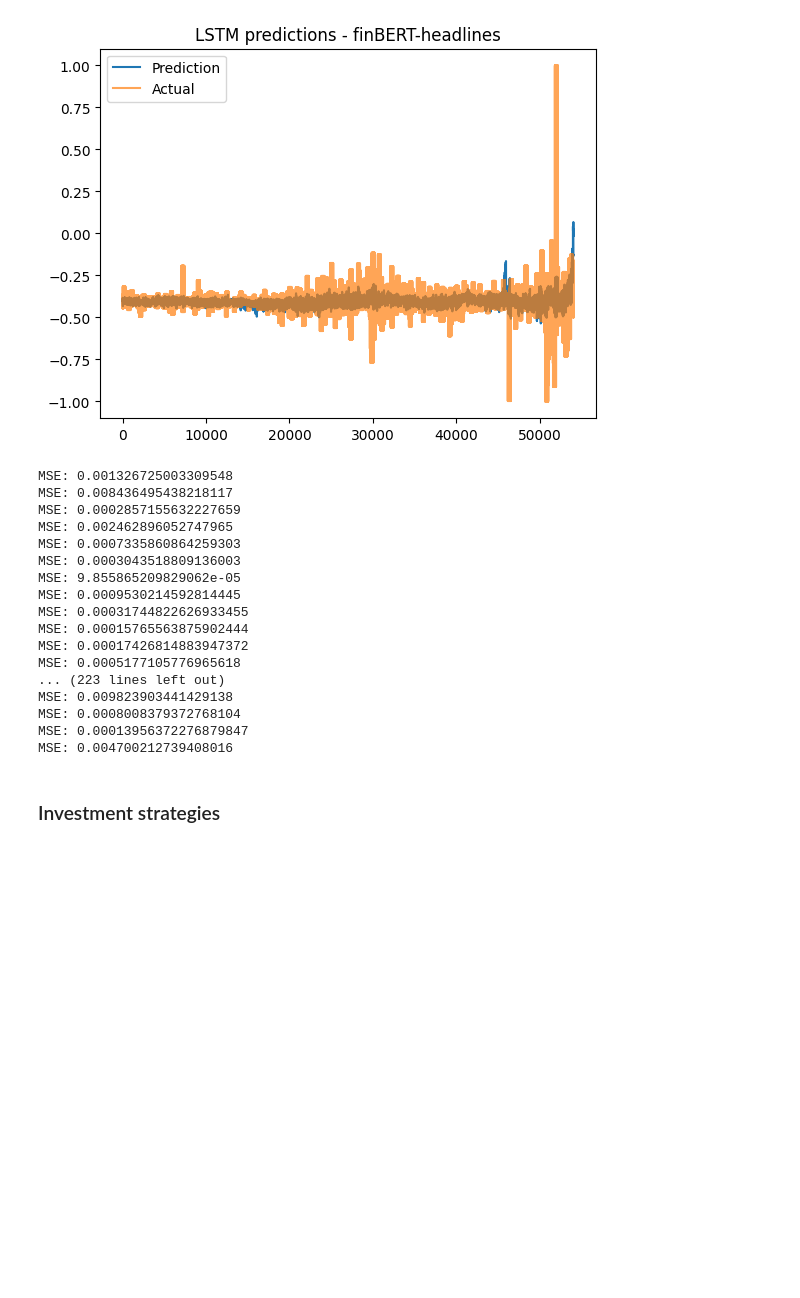
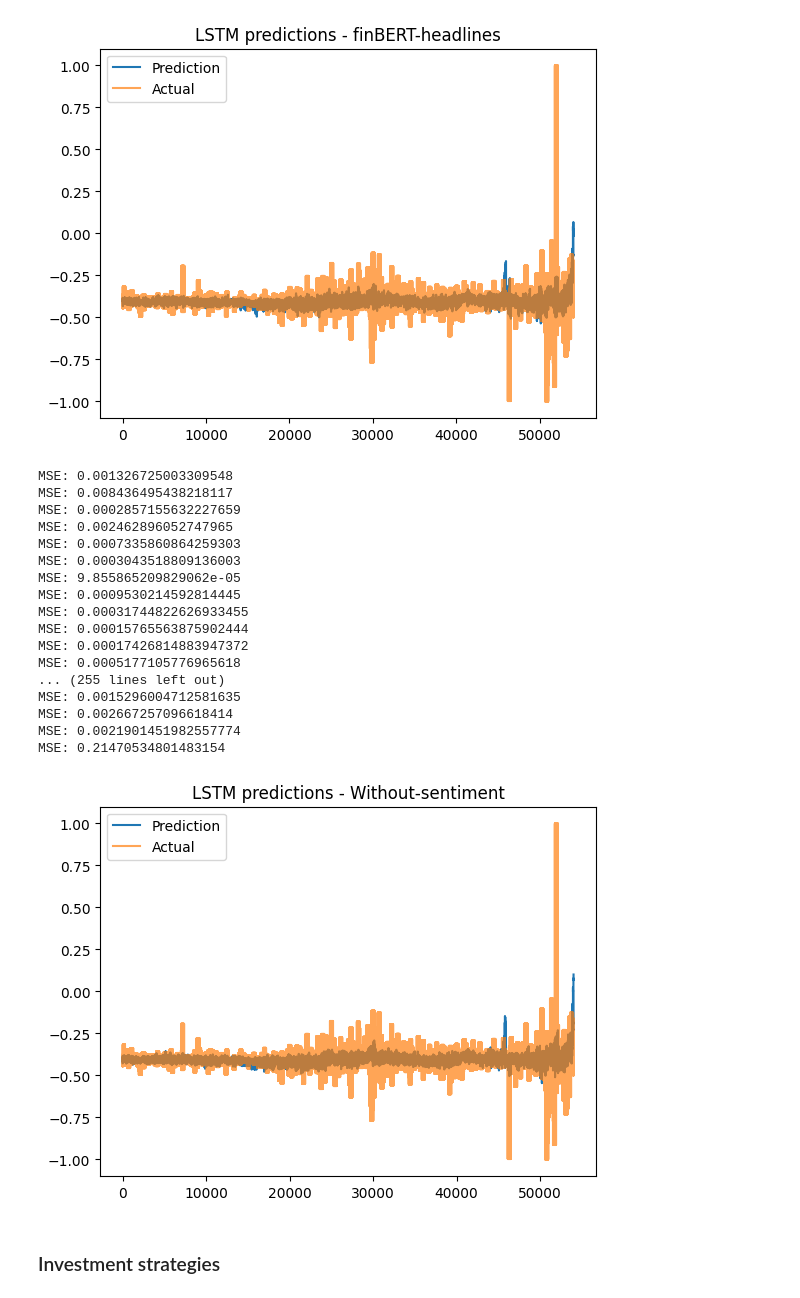
Before and after one commit to gregiberri/llm_financial_sentiment_analysis, a Jupyter notebook: notebooks/7_stock_prediction.ipynb, the cells around one changed output. Saved outputs shown, nothing was run; the diff lists cells and outputs as text; code cells hidden in the pictures; blank space fills up the shorter version.

```diff
--- a/notebooks/7_stock_prediction.ipynb
+++ b/notebooks/7_stock_prediction.ipynb
@@ -713,41 +713,42 @@ MSE: 0.02385764755308628
 # %%
 DAT_NAME = 'Without-sentiment'
 
 # Training LSTM
-X_scaled_fb, y_scaled_fb = input_processing()
-actual_fb, pred_test_fb = walk_forward_validation(X_scaled_fb, seq_length,
+X_scaled_n, y_scaled_n = input_processing()
+actual_n, pred_test_n = walk_forward_validation(X_scaled_n, seq_length,
         # model,  optimizer ##
         criterion, epochs, purge=5, embargo=5)
 
 # Plotting predict vs. actual value
 plt.title(f"LSTM predictions - {DAT_NAME}")
-plt.plot(pred_test_fb) #[PREDICT:]
-plt.plot(actual_fb, alpha=0.7)
+plt.plot(pred_test_n) #[PREDICT:]
+plt.plot(actual_n, alpha=0.7)
 plt.legend(["Prediction", "Actual"])
 
 # Exporting predict csv file
-data = [actual_fb, pred_test_fb]
+data = [actual_n, pred_test_n]
 names = ['Actual', 'Predicted']
-pred_llama3_70b = pd.DataFrame.from_dict(dict(zip(names, data)))
-pred_llama3_70b.to_csv(f'../generated/{DAT_NAME}.csv')
+pred_non = pd.DataFrame.from_dict(dict(zip(names, data)))
+pred_non.to_csv(f'../generated/{DAT_NAME}.csv')
 # %% [output]
 MSE: 0.001326725003309548
 MSE: 0.008436495438218117
 MSE: 0.0002857155632227659
 MSE: 0.002462896052747965
 MSE: 0.0007335860864259303
 MSE: 0.0003043518809136003
 MSE: 9.855865209829062e-05
 MSE: 0.0009530214592814445
 MSE: 0.00031744822626933455
 MSE: 0.00015765563875902444
 MSE: 0.00017426814883947372
 MSE: 0.0005177105776965618
-... (223 lines left out)
-MSE: 0.009823903441429138
-MSE: 0.0008008379372768104
-MSE: 0.00013956372276879847
-MSE: 0.004700212739408016
+... (255 lines left out)
+MSE: 0.0015296004712581635
+MSE: 0.002667257096618414
+MSE: 0.0021901451982557774
+MSE: 0.21470534801483154
+[figure, added]
 # %% [markdown]
 ### Investment strategies
 # %%
```
Also changed, not shown: parts of 2 cells of this notebook, 1 other file.
